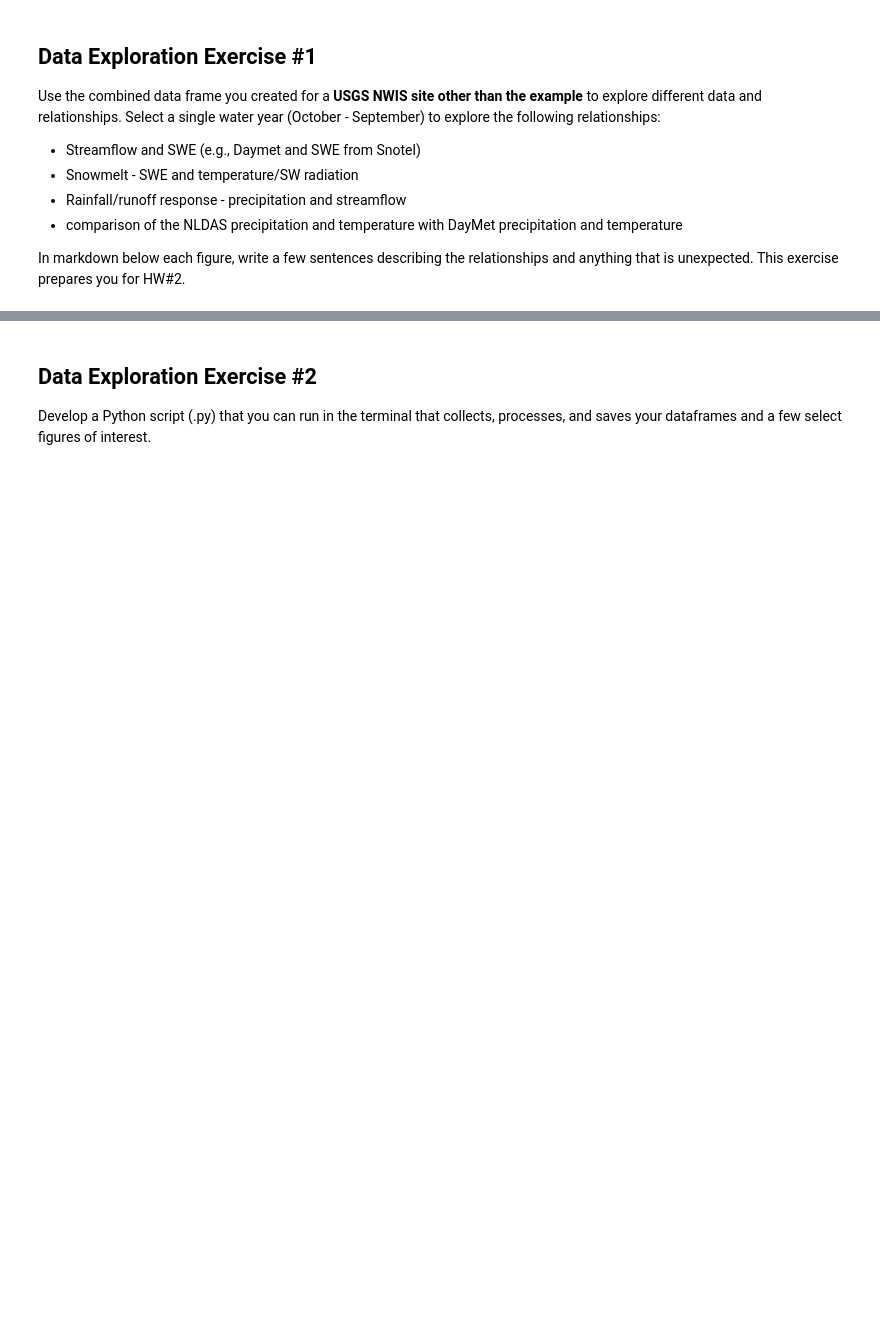
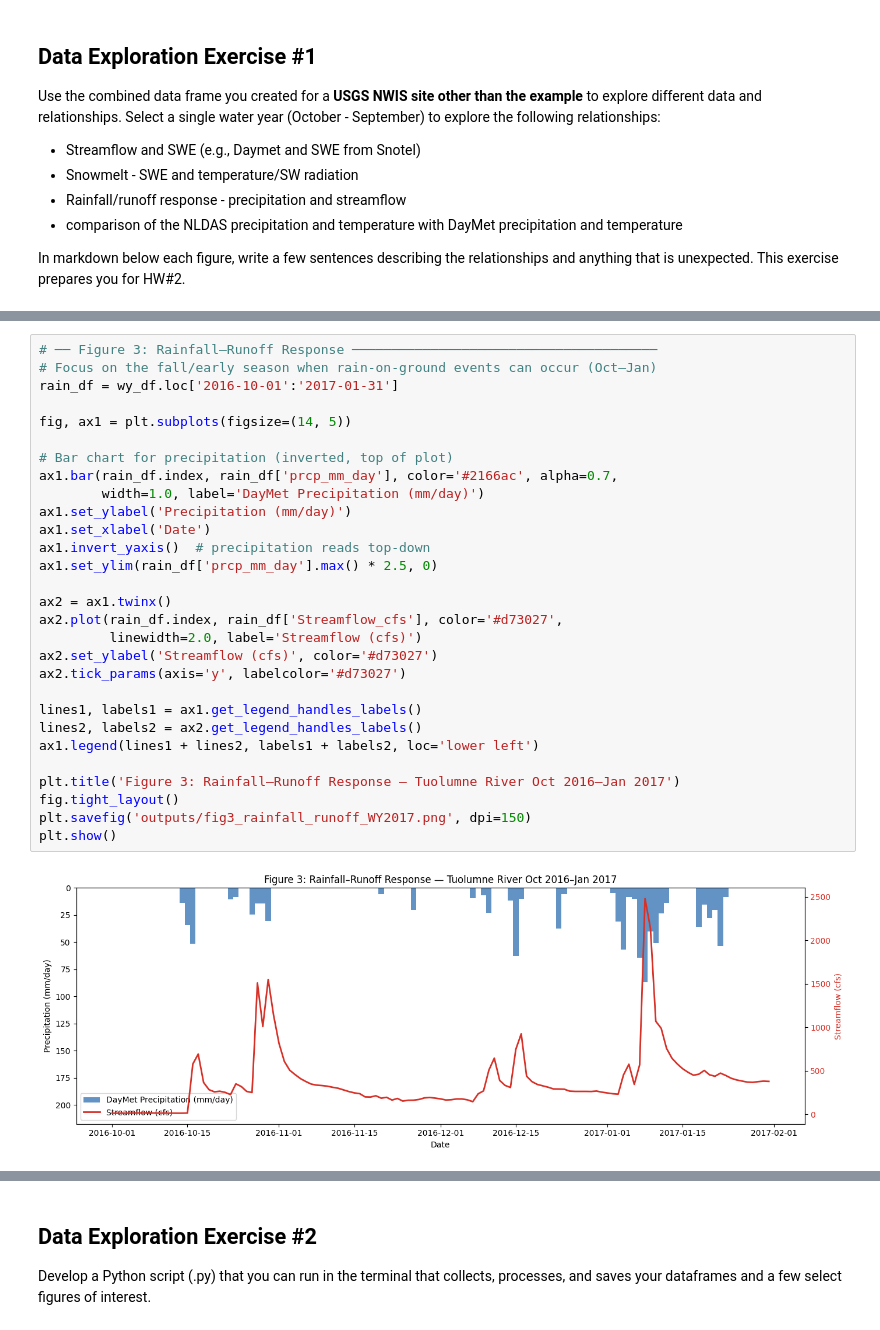
Before and after one commit to UUHydroInformatics/Data-Acquisition-Processing-Analysis, a Jupyter notebook: HydroDF_Analysis.ipynb, the cells around one changed output, grey strips where cells are left out. Drawn from its saved outputs; the diff is of its cells as text; blank space fills up the shorter version.

```diff
--- a/HydroDF_Analysis.ipynb
+++ b/HydroDF_Analysis.ipynb
@@ -247,0 +350,31 @@ In markdown below each figure, write a few sentences describing the relationship
+# %%
+# ── Figure 3: Rainfall–Runoff Response ───────────────────────────────────────
+# Focus on the fall/early season when rain-on-ground events can occur (Oct–Jan)
+rain_df = wy_df.loc['2016-10-01':'2017-01-31']
+
+fig, ax1 = plt.subplots(figsize=(14, 5))
+
+# Bar chart for precipitation (inverted, top of plot)
+ax1.bar(rain_df.index, rain_df['prcp_mm_day'], color='#2166ac', alpha=0.7,
+        width=1.0, label='DayMet Precipitation (mm/day)')
+ax1.set_ylabel('Precipitation (mm/day)')
+ax1.set_xlabel('Date')
+ax1.invert_yaxis()  # precipitation reads top-down
+ax1.set_ylim(rain_df['prcp_mm_day'].max() * 2.5, 0)
+
+ax2 = ax1.twinx()
+ax2.plot(rain_df.index, rain_df['Streamflow_cfs'], color='#d73027',
+         linewidth=2.0, label='Streamflow (cfs)')
+ax2.set_ylabel('Streamflow (cfs)', color='#d73027')
+ax2.tick_params(axis='y', labelcolor='#d73027')
+
+lines1, labels1 = ax1.get_legend_handles_labels()
+lines2, labels2 = ax2.get_legend_handles_labels()
+ax1.legend(lines1 + lines2, labels1 + labels2, loc='lower left')
+
+plt.title('Figure 3: Rainfall–Runoff Response — Tuolumne River Oct 2016–Jan 2017')
+fig.tight_layout()
+plt.savefig('outputs/fig3_rainfall_runoff_WY2017.png', dpi=150)
+plt.show()
+# %% [output]
+[figure, added]
```
Also changed, not shown: parts of 17 cells of this notebook, 4 other files.
